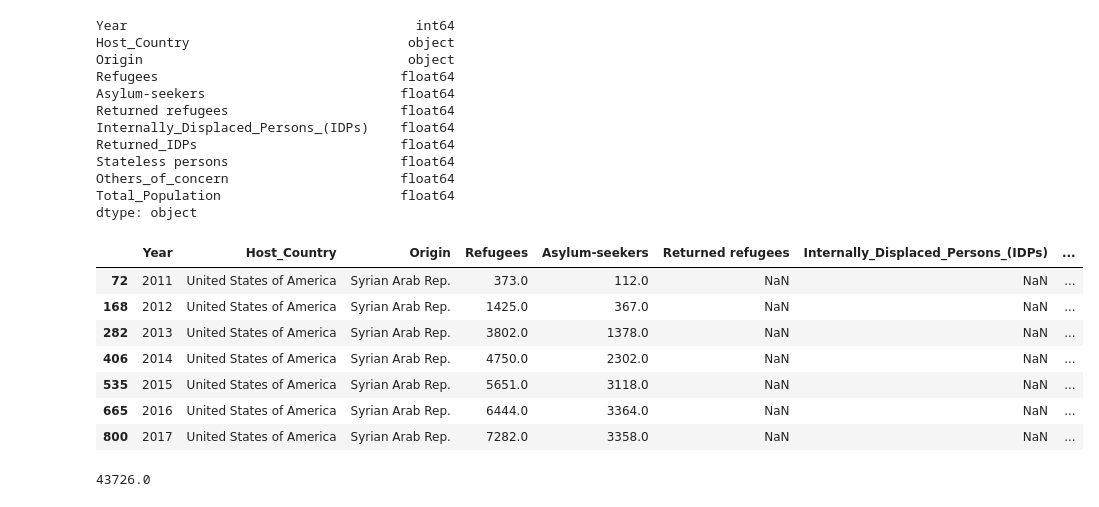
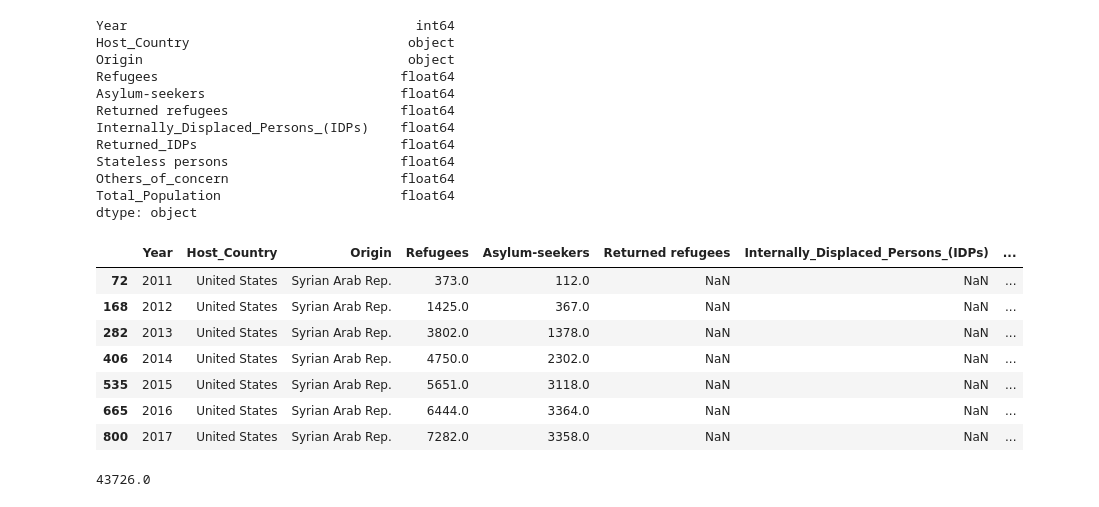
Before and after one commit to mattrehbein/data_studio, a Jupyter notebook: code/02-project/02-Syrian Refugees.ipynb, the cells around one changed output. Saved outputs shown, nothing was run; the diff lists cells and outputs as text; code cells hidden in the pictures.

```diff
--- a/code/02-project/02-Syrian Refugees.ipynb
+++ b/code/02-project/02-Syrian Refugees.ipynb
@@ -61,19 +83,21 @@ Stateless persons                      float64
 Others_of_concern                      float64
 Total_Population                       float64
 dtype: object
+# %%
+df['Host_Country'] = df.Host_Country.str.replace("United States of America", "United States")
 # %%
 # df[df.Host_Country == 'Algeria']
-us_df = df[df.Host_Country == 'United States of America']
+us_df = df[df.Host_Country == 'United States']
 us_df
 # %% [output]
 |  | Year | Host_Country | Origin | Refugees | Asylum-seekers | Returned refugees | Internally_Displaced_Persons_(IDPs) | ... |
-| 72 | 2011 | United States of America | Syrian Arab Rep. | 373.0 | 112.0 | NaN | NaN | ... |
-| 168 | 2012 | United States of America | Syrian Arab Rep. | 1425.0 | 367.0 | NaN | NaN | ... |
-| 282 | 2013 | United States of America | Syrian Arab Rep. | 3802.0 | 1378.0 | NaN | NaN | ... |
-| 406 | 2014 | United States of America | Syrian Arab Rep. | 4750.0 | 2302.0 | NaN | NaN | ... |
-| 535 | 2015 | United States of America | Syrian Arab Rep. | 5651.0 | 3118.0 | NaN | NaN | ... |
-| 665 | 2016 | United States of America | Syrian Arab Rep. | 6444.0 | 3364.0 | NaN | NaN | ... |
-| 800 | 2017 | United States of America | Syrian Arab Rep. | 7282.0 | 3358.0 | NaN | NaN | ... |
+| 72 | 2011 | United States | Syrian Arab Rep. | 373.0 | 112.0 | NaN | NaN | ... |
+| 168 | 2012 | United States | Syrian Arab Rep. | 1425.0 | 367.0 | NaN | NaN | ... |
+| 282 | 2013 | United States | Syrian Arab Rep. | 3802.0 | 1378.0 | NaN | NaN | ... |
+| 406 | 2014 | United States | Syrian Arab Rep. | 4750.0 | 2302.0 | NaN | NaN | ... |
+| 535 | 2015 | United States | Syrian Arab Rep. | 5651.0 | 3118.0 | NaN | NaN | ... |
+| 665 | 2016 | United States | Syrian Arab Rep. | 6444.0 | 3364.0 | NaN | NaN | ... |
+| 800 | 2017 | United States | Syrian Arab Rep. | 7282.0 | 3358.0 | NaN | NaN | ... |
 # %%
 us_df.Total_Population.sum()
 # %% [output]
```
Also changed, not shown: parts of 10 cells of this notebook, 5 other files.
